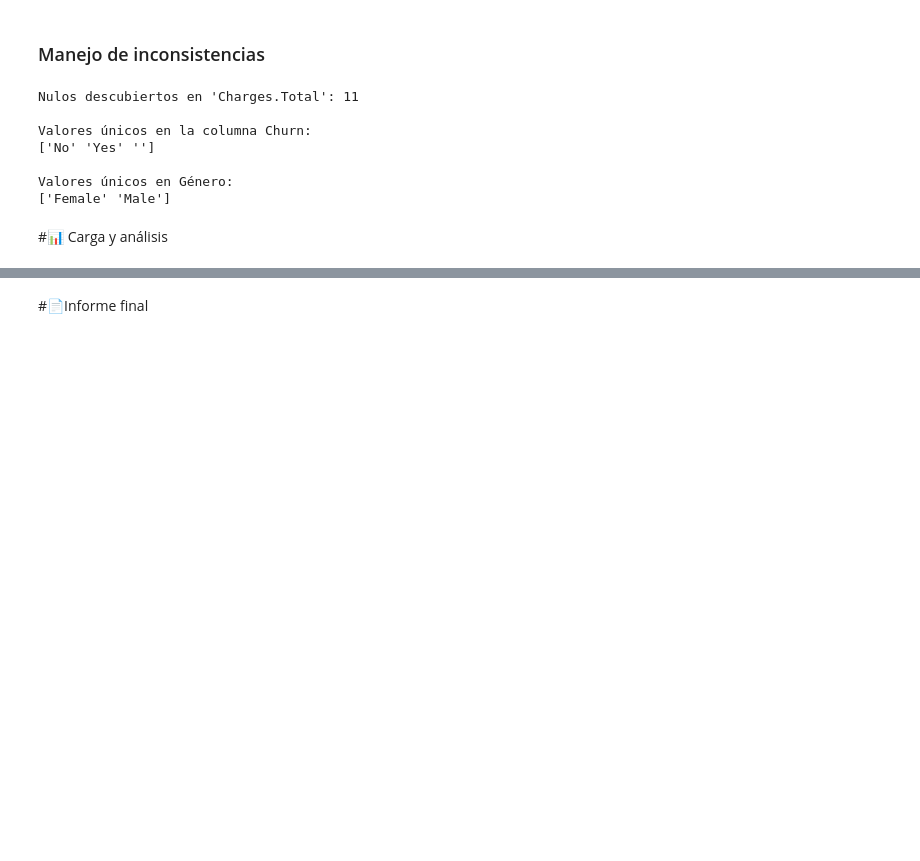
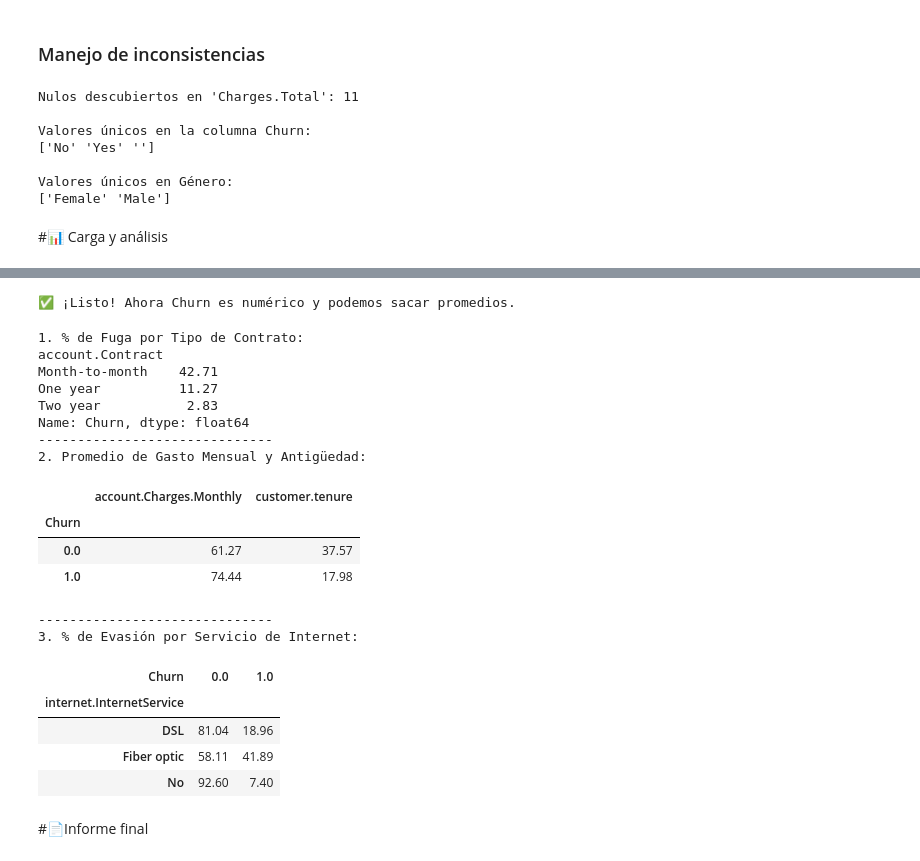
Before and after one commit to electroandblue/challenge2-data-science-LATAM, a Jupyter notebook: TelecomX_LATAM.ipynb, the cells around one changed output, grey strips where cells are left out. Drawn from its saved outputs; the diff is of its cells as text; code cells hidden in the pictures; blank space fills up the shorter version.

```diff
--- a/TelecomX_LATAM.ipynb
+++ b/TelecomX_LATAM.ipynb
@@ -103,2 +192,54 @@ Valores únicos en Género:
+# %%
+# --- REPARACIÓN DE TIPOS DE DATOS ---
+
+# 1. Convertimos Churn a números: 'No' será 0 y 'Yes' será 1
+df_telecom['Churn'] = df_telecom['Churn'].map({'No': 0, 'Yes': 1})
+
+# 2. Aseguramos que los cargos sean decimales (por si acaso)
+df_telecom['account.Charges.Monthly'] = pd.to_numeric(df_telecom['account.Charges.Monthly'], errors='coerce')
+df_telecom['customer.tenure'] = pd.to_numeric(df_telecom['customer.tenure'], errors='coerce')
+
+print("✅ ¡Listo! Ahora Churn es numérico y podemos sacar promedios.")
+# %% [output]
+✅ ¡Listo! Ahora Churn es numérico y podemos sacar promedios.
+# %%
+# --- ANÁLISIS PROFUNDO PARA EL INFORME ---
+
+# 1. Porcentaje exacto de fuga por contrato
+print("1. % de Fuga por Tipo de Contrato:")
+fuga_contrato = df_telecom.groupby('account.Contract')['Churn'].mean() * 100
+print(fuga_contrato.round(2))
+print("-" * 30)
+
+# 2. Perfil de gasto: ¿Quién gasta más, el que se va o el que se queda?
+print("2. Promedio de Gasto Mensual y Antigüedad:")
+perfil_churn = df_telecom.groupby('Churn')[['account.Charges.Monthly', 'customer.tenure']].mean()
+display(perfil_churn.round(2))
+print("-" * 30)
+
+# 3. Riesgo por tecnología de Internet
+print("3. % de Evasión por Servicio de Internet:")
+internet_riesgo = pd.crosstab(df_telecom['internet.InternetService'], df_telecom['Churn'], normalize='index') * 100
+display(internet_riesgo.round(2))
+# %% [output]
+1. % de Fuga por Tipo de Contrato:
+account.Contract
+Month-to-month    42.71
+One year          11.27
+Two year           2.83
+Name: Churn, dtype: float64
+------------------------------
+2. Promedio de Gasto Mensual y Antigüedad:
+|  | account.Charges.Monthly | customer.tenure |
+| Churn |  |  |
+| 0.0 | 61.27 | 37.57 |
+| 1.0 | 74.44 | 17.98 |
+------------------------------
+3. % de Evasión por Servicio de Internet:
+| Churn | 0.0 | 1.0 |
+| internet.InternetService |  |  |
+| DSL | 81.04 | 18.96 |
+| Fiber optic | 58.11 | 41.89 |
+| No | 92.60 | 7.40 |
 # %% [markdown]
 #📄Informe final
```
Also changed, not shown: parts of 5 cells of this notebook.
